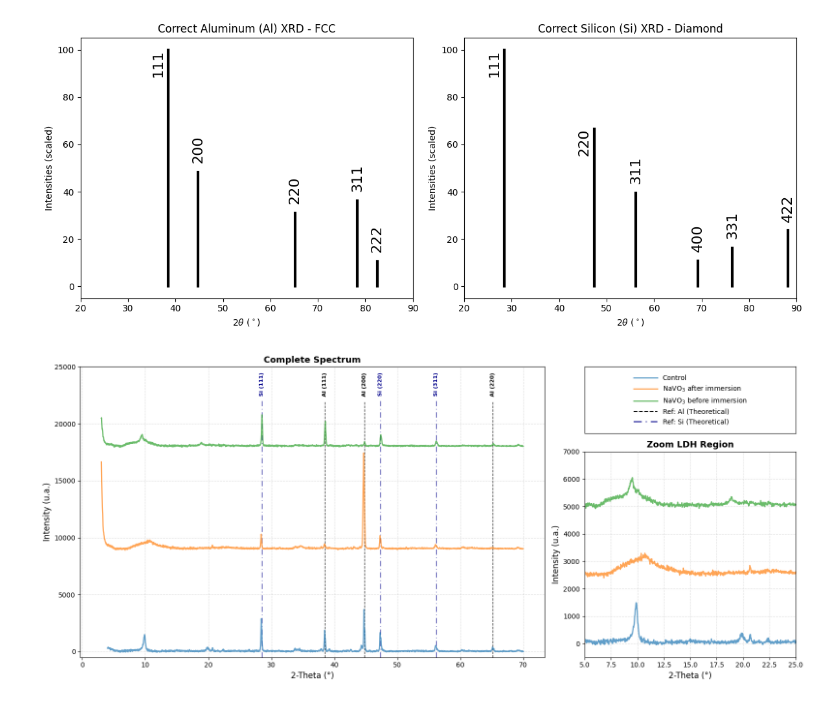
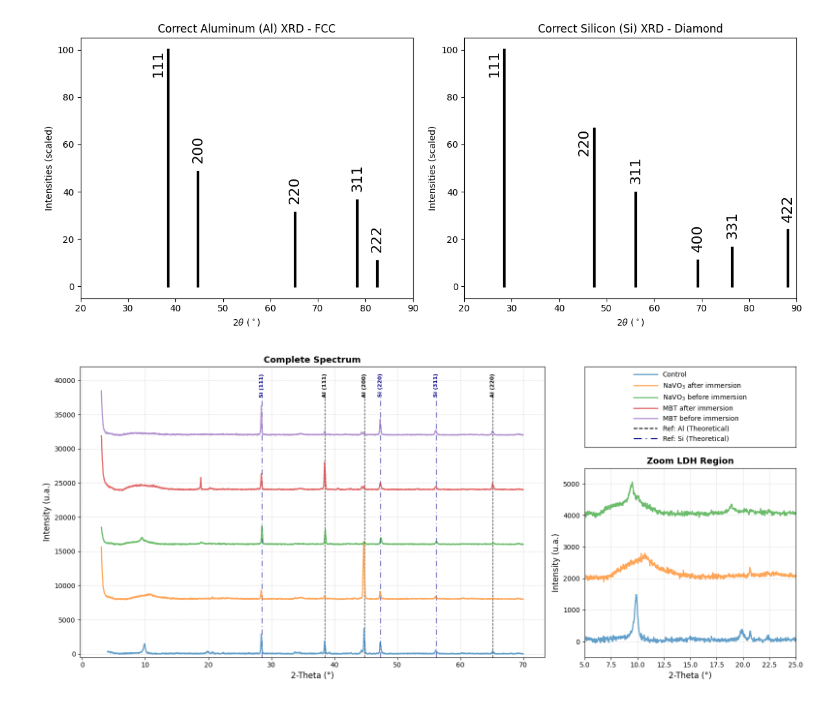
Before and after one commit to AlexandreCauvel/PEA, a Jupyter notebook: code/xrd_analysis/xrd.ipynb, the cells around one changed output. Drawn from its saved outputs; the diff is of its cells as text; code cells hidden in the pictures.

```diff
--- a/code/xrd_analysis/xrd.ipynb
+++ b/code/xrd_analysis/xrd.ipynb
@@ -23,8 +23,8 @@ pattern_mapping = {
     '*_1.xrdml':'Control',
     '*_VA.xrdml': r'NaVO$_3$ after immersion',
     '*_VB.xrdml': r'NaVO$_3$ before immersion',
-    #'*_MBTA.xrdml': 'MBT after immersion',
-    #'*_MBTB.xrdml': 'MBT before immersion'
+    '*_MBTA.xrdml': 'MBT after immersion',
+    '*_MBTB.xrdml': 'MBT before immersion'
 }
 # %%
 file_list = []
@@ -245,7 +247,7 @@ plt.show()
 fig = plt.figure(figsize=(16, 7))
 
 # 2. Definir a grelha (2 linhas e 2 colunas)
-gs = gridspec.GridSpec(2, 2, width_ratios=[2.2, 1], height_ratios=[1.3, 4])
+gs = gridspec.GridSpec(2, 2, width_ratios=[2.2, 1], height_ratios=[1.7, 4])
 
 # 3. Alocar os eixos com base no teu esquema
 ax_overall = fig.add_subplot(gs[:, 0])
@@ -253,8 +255,8 @@ ax_leg     = fig.add_subplot(gs[0, 1])
 ax_zoom    = fig.add_subplot(gs[1, 1])
 
 # Definição dos teus offsets anteriores
-offset_completo = 9000
-offset_zoom = 2500
+offset_completo = 8000
+offset_zoom = 2000
 
 # Loop para plotar os dados nos respetivos eixos
 for i, data in enumerate(datasets):
@@ -288,7 +290,7 @@ si_struct = Structure.from_spacegroup("Fd-3m", Lattice.cubic(5.43), ["Si"], [[0,
 al_pattern = xrd_calc.get_pattern(al_struct)
 si_pattern = xrd_calc.get_pattern(si_struct)
 
-y_texto_fixo = 24500
+y_texto_fixo = 41000
 
 # 2. Desenhar picos e números do Alumínio (Preto)
 for i in range(len(al_pattern.x)):
@@ -302,7 +304,7 @@ for i in range(len(al_pattern.x)):
         hkl_str = f"({hkl_tuple[0]}{hkl_tuple[1]}{hkl_tuple[2]})"
 
         # Linha vertical suave que atravessa todo o gráfico (-500 até 28000)
-        ax_overall.vlines(x_val, -500, 22000, colors='black',
+        ax_overall.vlines(x_val, -500, 38000, colors='black',
                           linestyles='dashed', alpha=0.8, linewidth=1.0, zorder=1)
 
         # Texto elegante "pendurado" do topo (va='top')
@@ -319,40 +321,40 @@ for i in range(len(si_pattern.x)):
         hkl_str = f"({hkl_tuple[0]}{hkl_tuple[1]}{hkl_tuple[2]})"
 
         # Linha vertical pontilhada
-        ax_overall.vlines(x_val, -500, 22000, colors='darkblue',
+        ax_overall.vlines(x_val, -500, 38000, colors='darkblue',
                           linestyles=(0, (8, 4, 1, 4)), alpha=0.8, linewidth=1.0, zorder=1)
 
         # Texto elegante "pendurado" do topo (va='top') com um ligeiro desvio vertical se coincidir
         ax_overall.text(x_val, y_texto_fixo, f"Si {hkl_str}", color='darkblue',
                         fontsize=8, rotation=90, ha='center', va='top',fontweight='bold')
 
 # Linhas fantasma para a legenda
 ax_overall.plot([], [], color='black', linestyle='--', label='Ref: Al (Theoretical)')
 ax_overall.plot([], [], color='darkblue', linestyle=(0, (8, 4, 1, 4)), label='Ref: Si (Theoretical)')
 
 # 4. Formatações finais dos eixos
-ax_overall.set_ylim(-500, 25000)
+ax_overall.set_ylim(-500, 42000)
 ax_overall.set_xlabel('2-Theta (°)', fontsize=12)
 ax_overall.set_ylabel('Intensity (u.a.)', fontsize=12)
 ax_overall.set_title('Complete Spectrum', fontsize=13, fontweight='bold')
 ax_overall.grid(True, linestyle='--', alpha=0.4)
 
 ax_leg.get_xaxis().set_visible(False)
 ax_leg.get_yaxis().set_visible(False)
 
 # Isto vai recolher os teus espectros + as duas referências teóricas automaticamente
 handles, labels = ax_overall.get_legend_handles_labels()
 ax_leg.legend(handles, labels, loc='center', frameon=False, fontsize=10, handlelength=3.5)
 
 ax_zoom.set_xlim(5, 25)
-ax_zoom.set_ylim(-500, 7000)
+ax_zoom.set_ylim(-500, 5500)
 ax_zoom.set_xlabel('2-Theta (°)', fontsize=12)
 ax_zoom.set_ylabel('Intensity (u.a.)', fontsize=12)
 ax_zoom.set_title('Zoom LDH Region', fontsize=13, fontweight='bold')
 ax_zoom.grid(True, linestyle='--', alpha=0.4)
 
 plt.tight_layout()
-#plt.savefig('XRD_LDH.pdf', bbox_inches='tight')
+plt.savefig('XRD_intercalation.pdf', bbox_inches='tight')
 plt.show()
 # %% [output]
-[figure, old version]
+[figure, new version]
```
Also changed, not shown: parts of 2 cells of this notebook, 7 other files.
